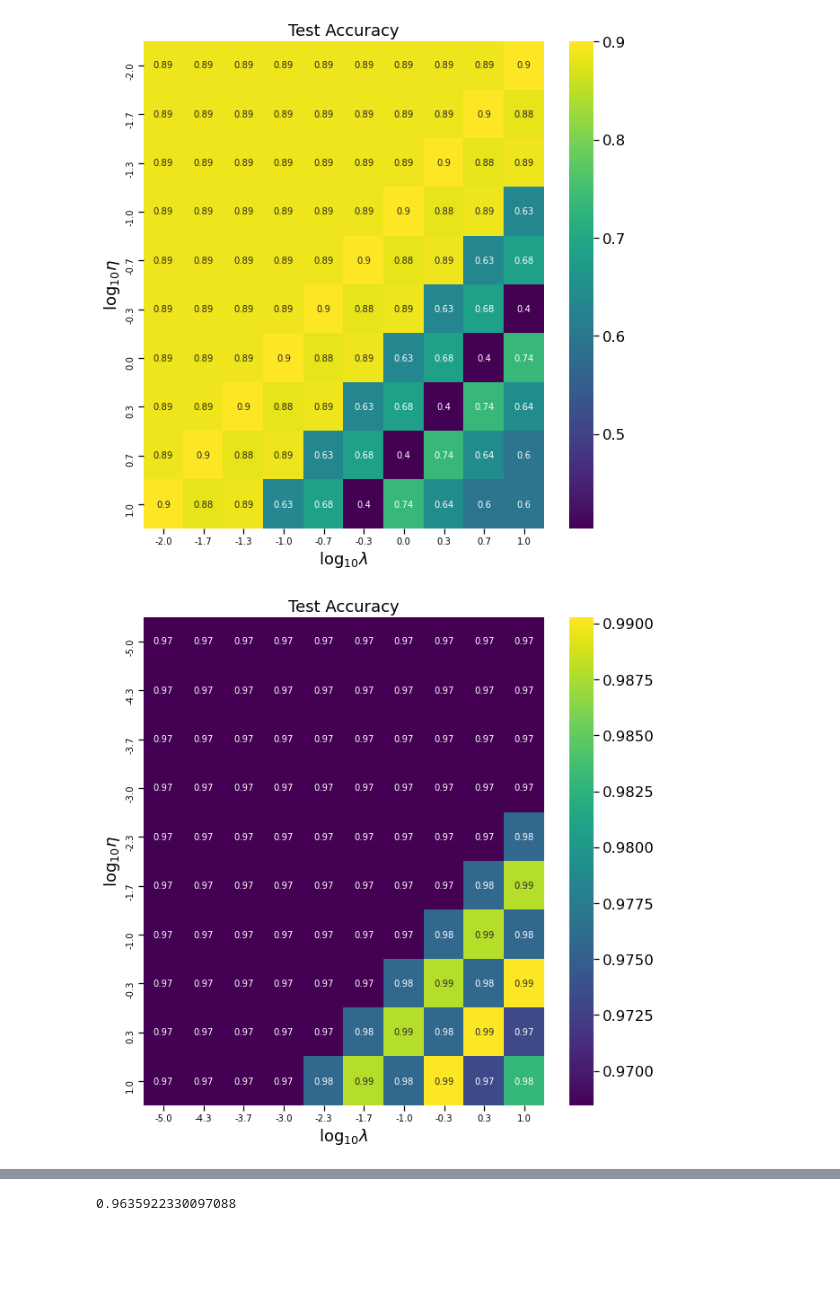
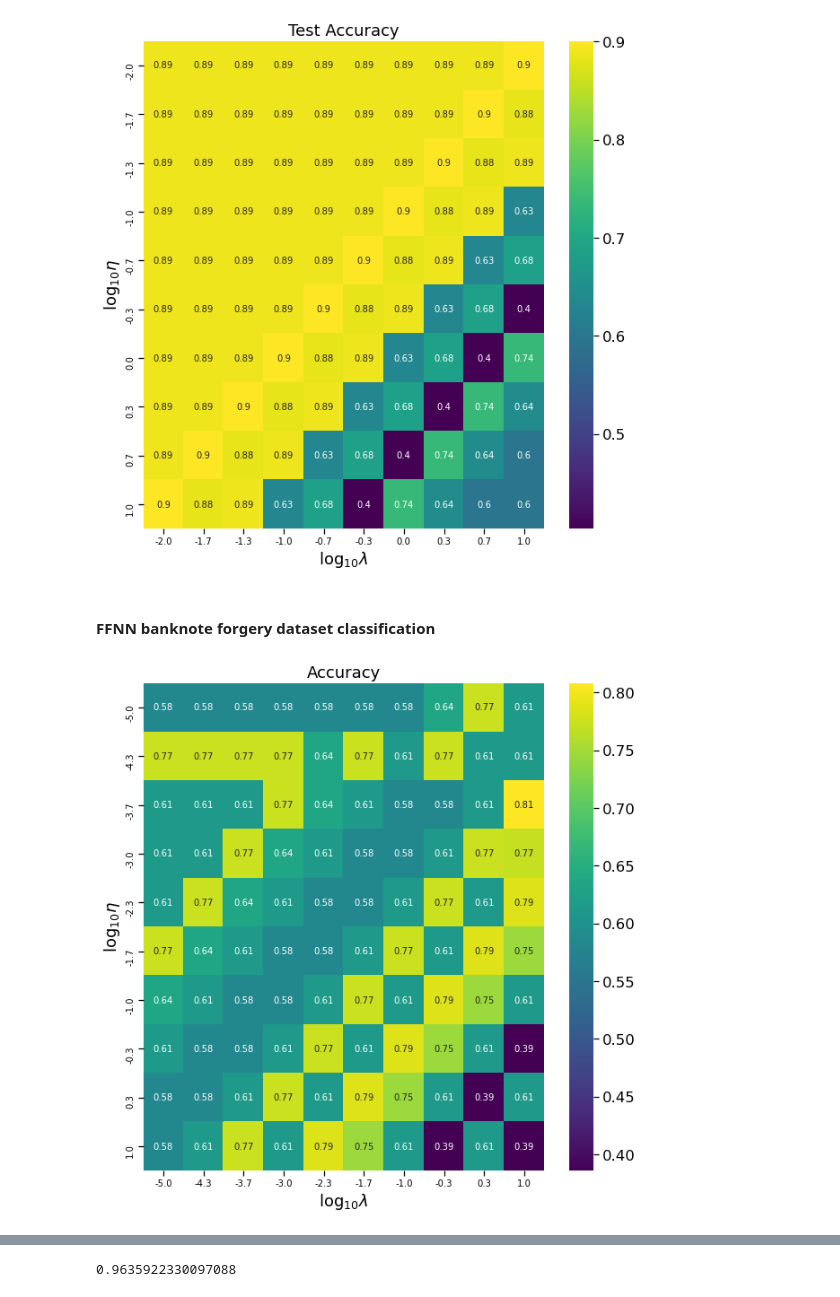
Before and after one commit to fonstelien/FYS-STK4155, a Jupyter notebook: project2/source/testruns.ipynb, the cells around one changed output, grey strips where cells are left out. Saved outputs shown, nothing was run; the diff lists cells and outputs as text; code cells hidden in the pictures; blank space fills up the shorter version.

```diff
--- a/project2/source/testruns.ipynb
+++ b/project2/source/testruns.ipynb
@@ -186,5 +104,0 @@ cost_derivatives = d @ w.T
-# %%
-eta = .1
-w = l1.update_weights(eta, 0, data_set)
-b = l1.update_biases(eta)
-(w,b)
@@ -331,7 +231,7 @@ def plot_accuracy(accuracy_table, etas, lambdas):
     sns.heatmap(accuracy_table, annot=True, ax=ax, cmap="viridis")
     ax.set_yticklabels([fr'{np.log10(eta):.1f}' for eta in etas], fontsize=10)
     ax.set_xticklabels([fr'{np.log10(lmd):.1f}' for lmd in lambdas], fontsize=10)
-    ax.set_title("Test Accuracy")
+    ax.set_title("Accuracy")
     ax.set_ylabel("log$_{10}\eta$")
     ax.set_xlabel("log$_{10}\lambda$")
     plt.show()
@@ -394,8 +296,10 @@ for i, eta in enumerate(etas):
 plot_accuracy(acc, etas, lambdas)
 # %% [output]
 [figure]
+# %% [markdown]
+#### FFNN banknote forgery dataset classification
 # %%
-df = pd.read_csv('data_banknote_authentication.txt', header=None)
+df = pd.read_csv('./data/data_banknote_authentication.txt', header=None)
 X = df[[0,1,2,3]].to_numpy()
 y = df[4].to_numpy()
 n, p = X.shape
@@ -404,21 +308,21 @@ X_train, X_test, y_train, y_test = skl.model_selection.train_test_split(
     *skl.utils.resample(X, y, replace=False, random_state=1), train_size=.7)
 # %%
 ffnn = FFNN(p, cost_function='cross-entropy')
-#ffnn.add_layer(2, activation_function='sigmoid')
+ffnn.add_layer(2, activation_function='sigmoid')
 ffnn.add_layer(1, activation_function='unit-step')
 
 k = 10
 acc = np.zeros((k,k))
 etas = np.logspace(-5,1,k)
 lambdas = np.logspace(-5,1,k)
 for i, eta in enumerate(etas):
     for j, lmd in enumerate(lambdas):
         ffnn.train(X_train, y_train, epochs=100, batch_size=50, learning_schedule='geron', eta0=eta, lmd=lmd)
         out = ffnn.predict(X_test)
         pred = out
         acc[i,j] = skl.metrics.accuracy_score(y_test, pred)
         ffnn.reset()
 
 plot_accuracy(acc, etas, lambdas)
 # %% [output]
-[figure, old version]
+[figure, new version]
```
Also changed, not shown: parts of 19 cells of this notebook, 2 other files.
